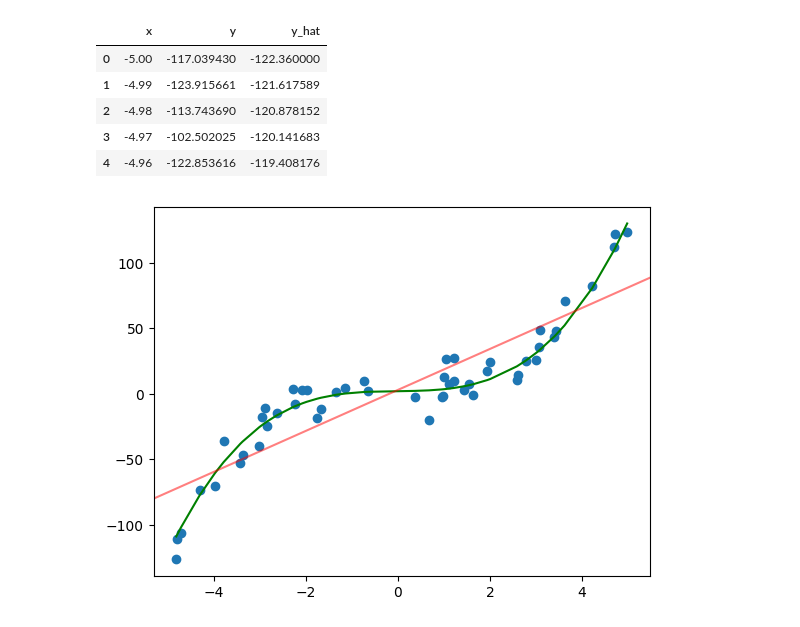
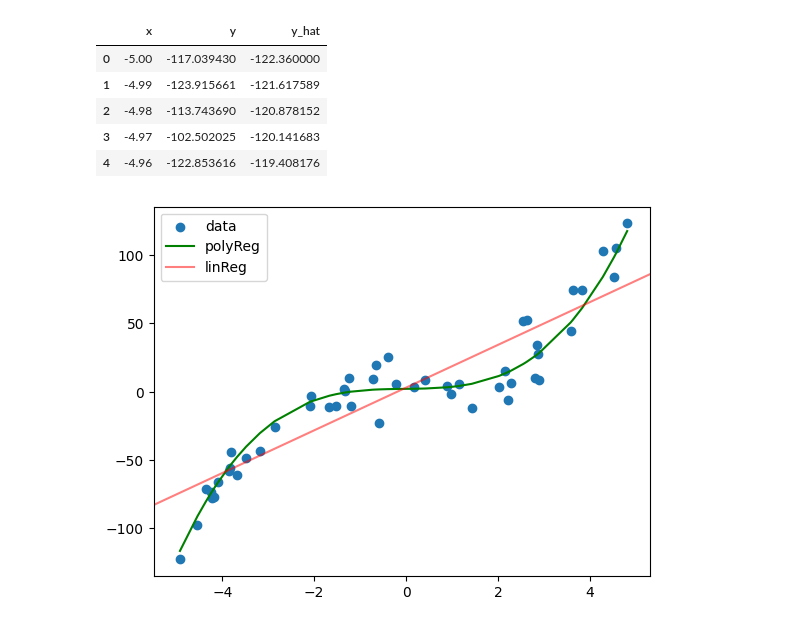
Before and after one commit to Biber76/MachineLearning, a Jupyter notebook: Regression.ipynb, the cells around one changed output. Drawn from its saved outputs; the diff is of its cells as text; code cells hidden in the pictures.

```diff
--- a/Regression.ipynb
+++ b/Regression.ipynb
@@ -425,12 +425,13 @@ df_poly.head()
 # %%
 min_poly = df_poly.sample(50)['x'].min()
 max_poly = df_poly.sample(50)['x'].max()
 
 
 df_poly_sample = df_poly.sample(50).sort_values('x',ascending=True)
-plt.scatter(df_poly_sample['x'],df_poly_sample['y'])
-plt.plot(df_poly_sample['x'],df_poly_sample['y_hat'], color='green')
-plt.axline((min_poly, 3.01 + min_poly * 15.64), (max_poly, 3.01 + max_poly * 15.64), color='red', alpha=0.5)
+plt.scatter(df_poly_sample['x'],df_poly_sample['y'], label='data')
+plt.plot(df_poly_sample['x'],df_poly_sample['y_hat'], color='green', label='polyReg')
+plt.axline((min_poly, 3.01 + min_poly * 15.64), (max_poly, 3.01 + max_poly * 15.64), color='red', alpha=0.5, label='linReg')
+plt.legend()
 plt.show()
 # %% [output]
-[figure, old version]
+[figure, new version]
```
Also changed, not shown: parts of 4 cells of this notebook.
